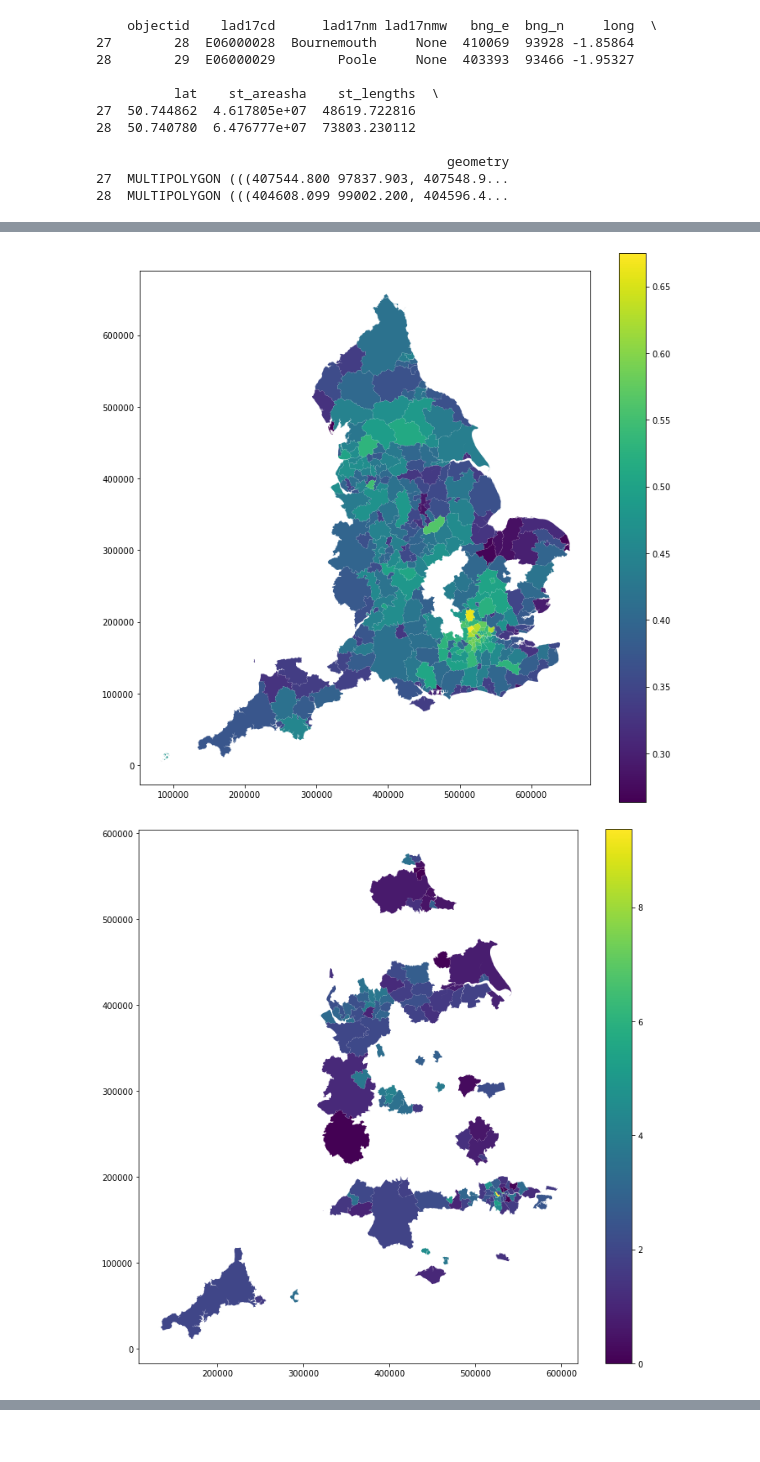
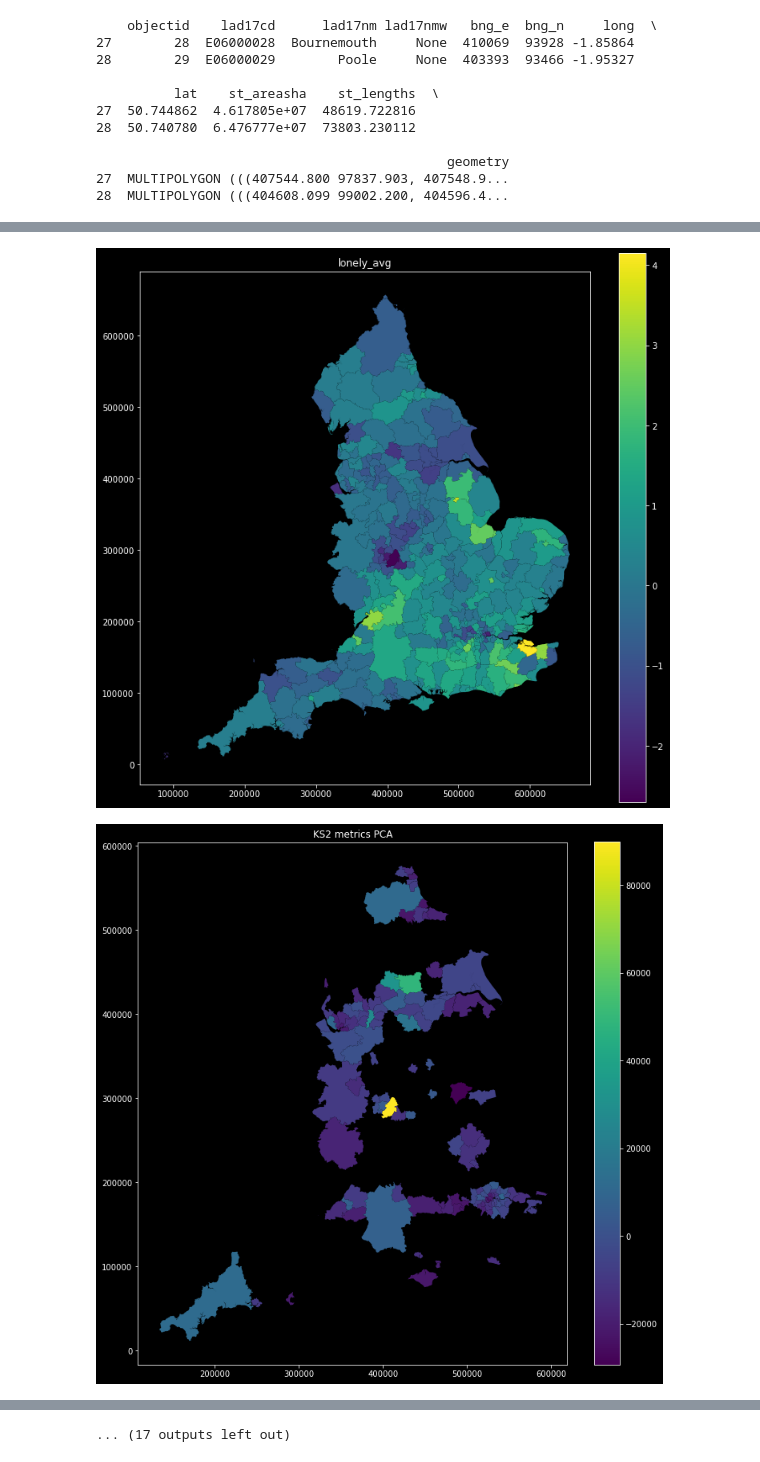
Before and after one commit to JonathanMarriott/ADS-Loneliness, a Jupyter notebook: maps/maps.ipynb, the cells around one changed output, grey strips where cells are left out. Cells and saved outputs as stored; diff of their text form; code cells hidden in the pictures.

```diff
--- a/maps/maps.ipynb
+++ b/maps/maps.ipynb
@@ -9,6 +9,8 @@ from sklearn.neighbors import KNeighborsRegressor
 import rasterio as rst
 from rasterstats import zonal_stats
 import matplotlib.cm as cm
+
+matplotlib.style.use('dark_background')
 # %%
 LA_area_map = gpd.read_file('LAD2017\Local_Authority_Districts_(December_2017)_Boundaries_in_Great_Britain.shp')
 master_df = pd.read_csv('C:/Users/Jonathan/OneDrive - University of Bristol/CS/AppliedDataScience/Coursework/ADS-Loneliness/master_df.csv')
@@ -31,19 +33,10 @@ print(LA_area_map.loc[LA_area_map['lad17cd'].isin(['E06000029','E06000028','E060
 LA_area_map = LA_area_map.rename(columns={'lad17cd':'LA code'})
 map_df =LA_area_map.merge(master_df, on='LA code',how='outer')
 type(map_df)
-fig,ax = plt.subplots(figsize=(12,12))
-map_df.plot(ax=ax,column='lonely_avg',legend=True)
-print(map_df.loc[map_df['LA code'].isin(['E07000004','E07000005','E07000006','E07000007'])])
-print(map_df.loc[map_df['lonely_avg'].isna()])
 
-
-fig,ax = plt.subplots(figsize=(12,12))
-map_df.plot(ax=ax,column='progression_rate',legend=True)
-
-fig,ax = plt.subplots(figsize=(12,12))
-map_df.plot(ax=ax,column='Non Preferred Offer %P',legend=True)
-
-
-
-print(map_df.columns)
+for name in map_df.columns[12:]:
+    #print(name)
+    fig,ax = plt.subplots(figsize=(12,12))
+    map_df.plot(ax=ax,column=name,legend=True)
+    ax.set_title(name)
 # %% [output]
@@ -68,2 +44,2 @@ print(map_df.columns)
-[figure, old version]
+[figure, new version]
-[figure, old version]
+[figure, new version]
@@ -69,0 +55 @@ print(map_df.columns)
+... (17 outputs left out)
```
Also changed, not shown: parts of 4 cells of this notebook, 1 other file.
